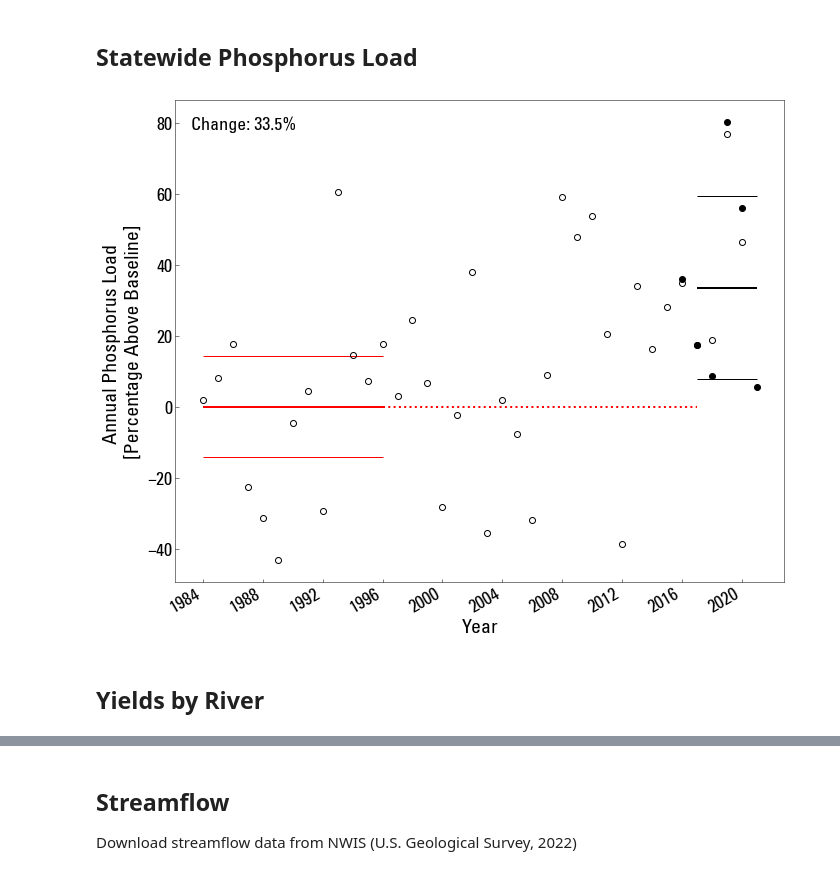
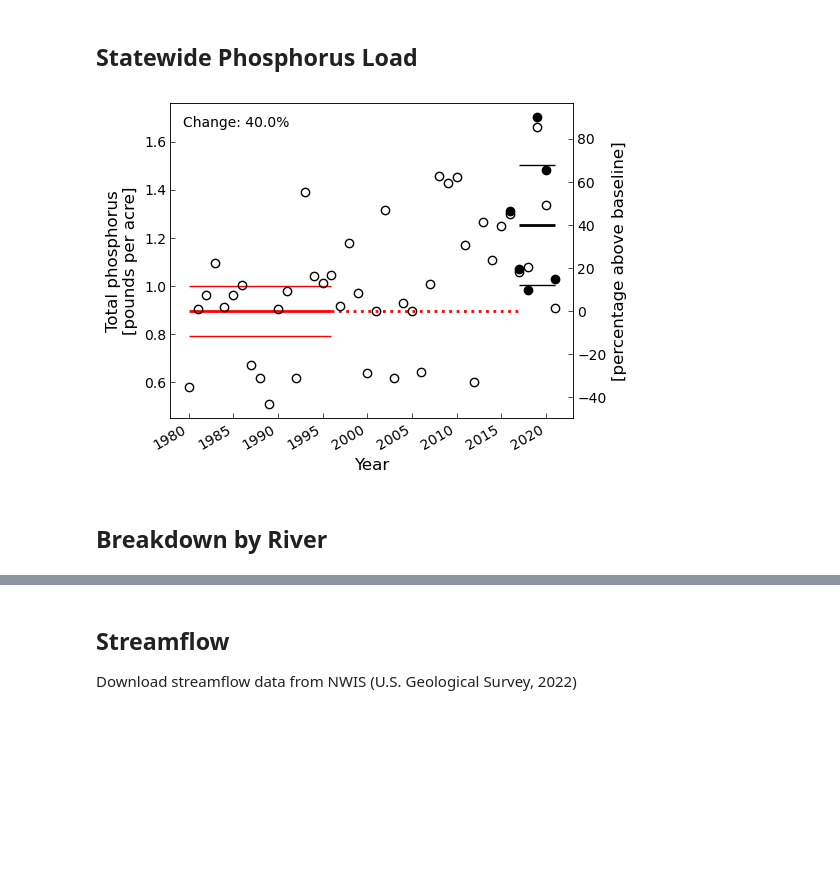
Before and after one commit to thodson-usgs/ambient-biennial23-report, a Jupyter notebook: notebooks/02_reporting/01_report_plots.ipynb, the cells around one changed output, grey strips where cells are left out. Saved outputs shown, nothing was run; the diff lists cells and outputs as text; code cells hidden in the pictures; blank space fills up the shorter version.

```diff
--- a/notebooks/02_reporting/01_report_plots.ipynb
+++ b/notebooks/02_reporting/01_report_plots.ipynb
@@ -101,0 +196,11 @@ labels(supergage_network)
+# %%
+# compute areas
+from dataretrieval import nwis
+site_df, _ = nwis.get_info(sites=gages(ambient_network, nested=True))
+#(gages(ambient_network))
+site_df = site_df[['site_no','dec_lat_va','dec_long_va','drain_area_va']]
+#.rename({'site_no','site'}, axis=0)
+site_ds = site_df.rename({'site_no':'site'}, axis=1).set_index('site').to_xarray()
+site_ds = site_ds.pint.quantify({'drain_area_va':'square miles', 'dec_lat_va':'degrees', 'dec_long_va':'degrees'}).pint.to(drain_area_va=area_unit)
+
+site_ds
@@ -101,0 +240,4 @@ labels(supergage_network)
+# %%
+network = compute_network_loads(site_ds, ambient_network, nested=nested)
+network
+#ambient_loads = ambient_loads.where(ambient_loads.year.dt.year >= baseline_years[0]).dropna(dim='year', how='all') # awkward
@@ -122,3 +312,10 @@ ambient_loads = compute_network_loads(ambient_ds.sel(site_no=gages(ambient_netwo
 ## Results
 ### Statewide Nitrate Load
+# %%
+supergage_total_yield = supergage_loads.sum(dim='river')/network['drain_area_va'].sum()
+ambient_total_yield = ambient_loads.sum(dim='river')/network['drain_area_va'].sum()
+
+
+baseline_mean_yield = ambient_total_yield.sel(year=ambient_loads.year.dt.year.isin(baseline_years)).mean()
+#supergage_total_yield
 # %%
@@ -148,28 +350,35 @@ fig.tight_layout()
 # %% [markdown]
 ## Statewide Phosphorus Load
 # %%
-parameter='phosphorus'
+parameter='total phosphorus'
 loc='upper left'
 
 fig, ax = plt.subplots(figsize=(fig_w, fig_h))
 
-baseline_mean_load = ambient_loads[parameter].sel(river=labels(ambient_network)).sum(dim='river').sel(year=ambient_loads.year.dt.year.isin(baseline_years)).mean()
 
-ambient_total_load = ambient_loads[parameter].sel(river=labels(ambient_network)).sum(dim='river') / baseline_mean_load * 100 - 100
-supergage_total_load = supergage_loads[parameter].sel(river=labels(supergage_network)).sum(dim='river') / baseline_mean_load * 100 - 100
-
-running_average_plot(ds1=ambient_total_load,
+running_average_plot(ds1=ambient_total_yield[parameter],
                      period1=baseline_years,
                      period2=study_years,
-                     ds2=supergage_total_load,
+                     ds2=supergage_total_yield[parameter], #comment this for ambient only
                      loc=loc,
                      ax=ax)
 
+ax2 = percentage_scale(baseline_mean_yield[parameter].values, ax)
+#ax2 = ax.twiny()
+#ax2.set_ylim()
+ax2.set_ylabel('[percentage above baseline]'.capitalize())
 
-text = ax.set_ylabel(f'Annual {parameter} load \n[percentage above baseline]'.title())
+
+text = ax.set_ylabel(f'{parameter}\n[pounds per acre]'.capitalize())
 fig.tight_layout()
+str(figure_count).rjust(2,'0')
+
+if save_figures:
+    fig_str = str(figure_count).rjust(2,'0')
+    fig.savefig(f'../../figures/{fig_str}_annual_{parameter}_load.png', dpi=150)
+    figure_count += 1
 # %% [output]
-[figure, old version]
+[figure, new version]
 # %% [markdown]
-## Yields by River
+## Breakdown by River
 # %%
```
Also changed, not shown: parts of 41 cells of this notebook, 8 other files.
